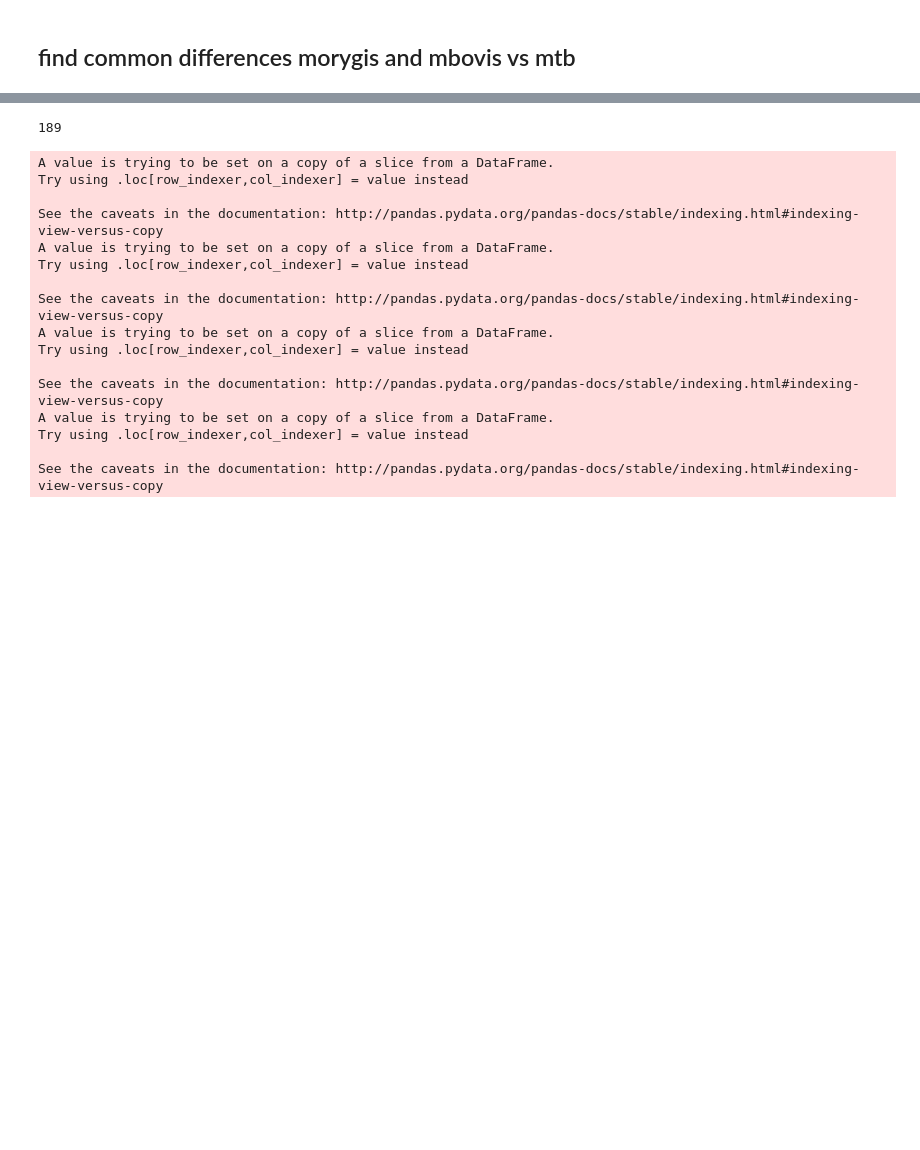
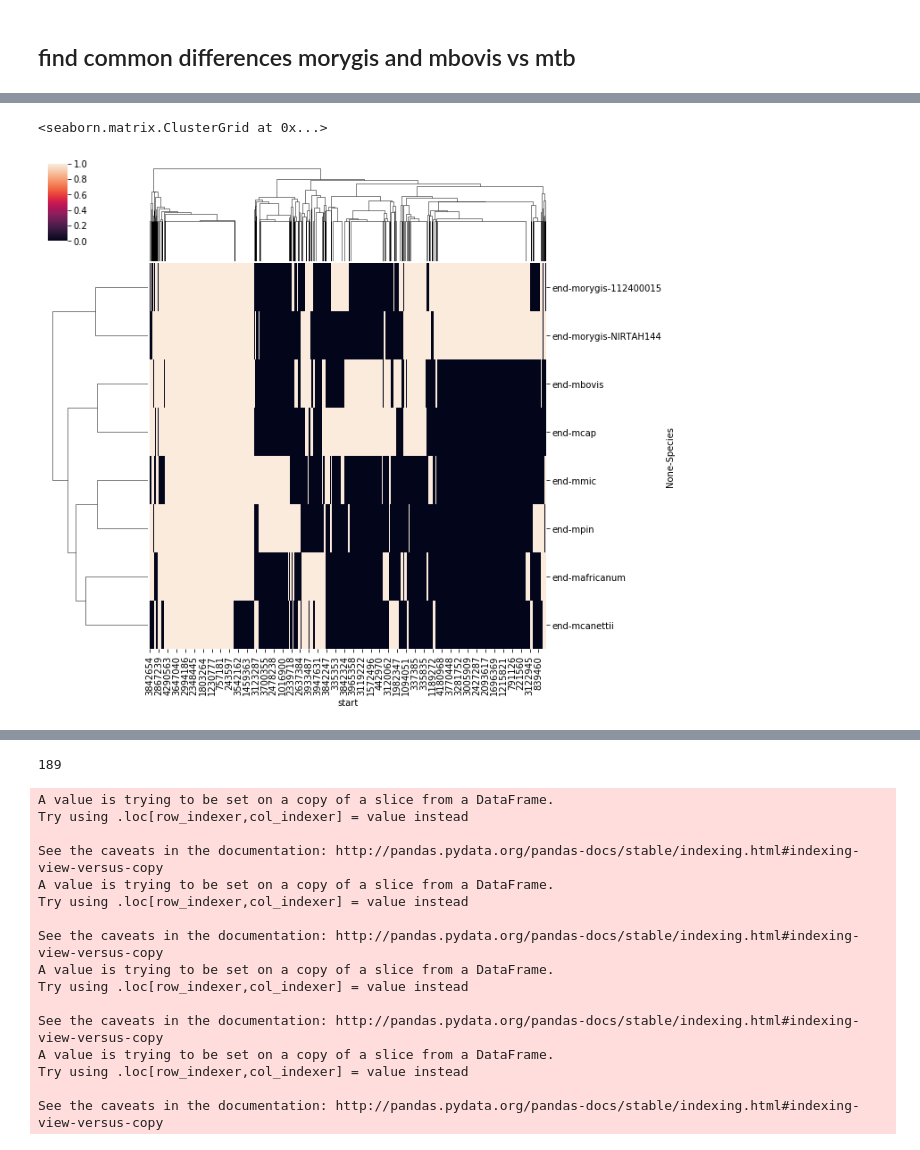
Before and after one commit to Matt-McElheron/Orygis_project, a Jupyter notebook: RunNucDiff_02-08-19.ipynb, the cells around one changed output, grey strips where cells are left out. Saved outputs shown, nothing was run; the diff lists cells and outputs as text; code cells hidden in the pictures; blank space fills up the shorter version.

```diff
--- a/RunNucDiff_02-08-19.ipynb
+++ b/RunNucDiff_02-08-19.ipynb
@@ -182,7 +180,10 @@ def get_nucdiff_indels(gff):
     # It was chosen to return all features, not just indels
     return df
 # %%
-df_list = []
+# These lists are defined to catch each struct/snps results df for each file
+# Each list of dfs is then concated into one df each for all structs and all snps
+indels_list = []
+snps_list = []
 
 # We iterate over the results file and extract features
 for result_file in nucdiff_results:
@@ -190,23 +191,26 @@ for result_file in nucdiff_results:
     # We then iterate over each file in the results..
     for result in os.listdir(result_file):
 
-        # .. and only parse the files of interest..
-            """    if "ref_snps" in result:
+            # .. and only parse the files of interest..
+            # Here snp results are viewed, and below structural results are viewed
+            if "ref_snps" in result:
 
-            # .. and parse them through the SNPs retriever
-            snps_df = get_nucdiff_snps(f'{result_file}/{result}')
-            df_list.append(snps_df)
-            print(f'{result_file}/{result}')
+                # A df is made from the snps.gff file, capturing all features
+                snps_df = get_nucdiff_snps(f'{result_file}/{result}')
 
-            print()   """
-        # and same for indels
+                # The df then has a column added, stating which species it came from, for use in the final df
+                snps_df['Species'] = result.split('_')[0]
+
+                # The resulting df is then added to the list of dfs, later concated into one df
+                snps_list.append(snps_df)
+
+            # The same is done for structural differences as was done for snps
             if "ref_struct" in result:
 
                 indels_df = get_nucdiff_indels(f'{result_file}/{result}')
                 indels_df['Species'] = result.split('_')[0]
-                df_list.append(indels_df)
+                indels_list.append(indels_df)
 
 
-indels = pd.concat(df_list)
-#indels.groupby('start').agg({'Species':np.size})
-indels[(indels.Name == 'deletion') | (indels.Name == 'insertion')][:10]
+indels = pd.concat(indels_list, sort=True)
+snps = pd.concat(snps_list, sort=True)
@@ -240,0 +249,12 @@ sns.clustermap(start_table.T)
+# %%
+# The above is then repeated for snps
+snp_start_table = pd.pivot_table(snps, index=['start'], columns=['Species'], aggfunc=np.sum, fill_value = 0)
+snp_start_table[snp_start_table > 1] = 1
+snp_start_table = snp_start_table[snp_start_table.sum(1)>1]
+#snp_start_table = snp_start_table[snp_start_table.sum(1)<5]
+
+# A cluster map is then made using the SNPs
+sns.clustermap(snp_start_table.T)
+# %% [output]
+<seaborn.matrix.ClusterGrid at 0x...>
+[figure, added]
```
Also changed, not shown: parts of 15 cells of this notebook.
